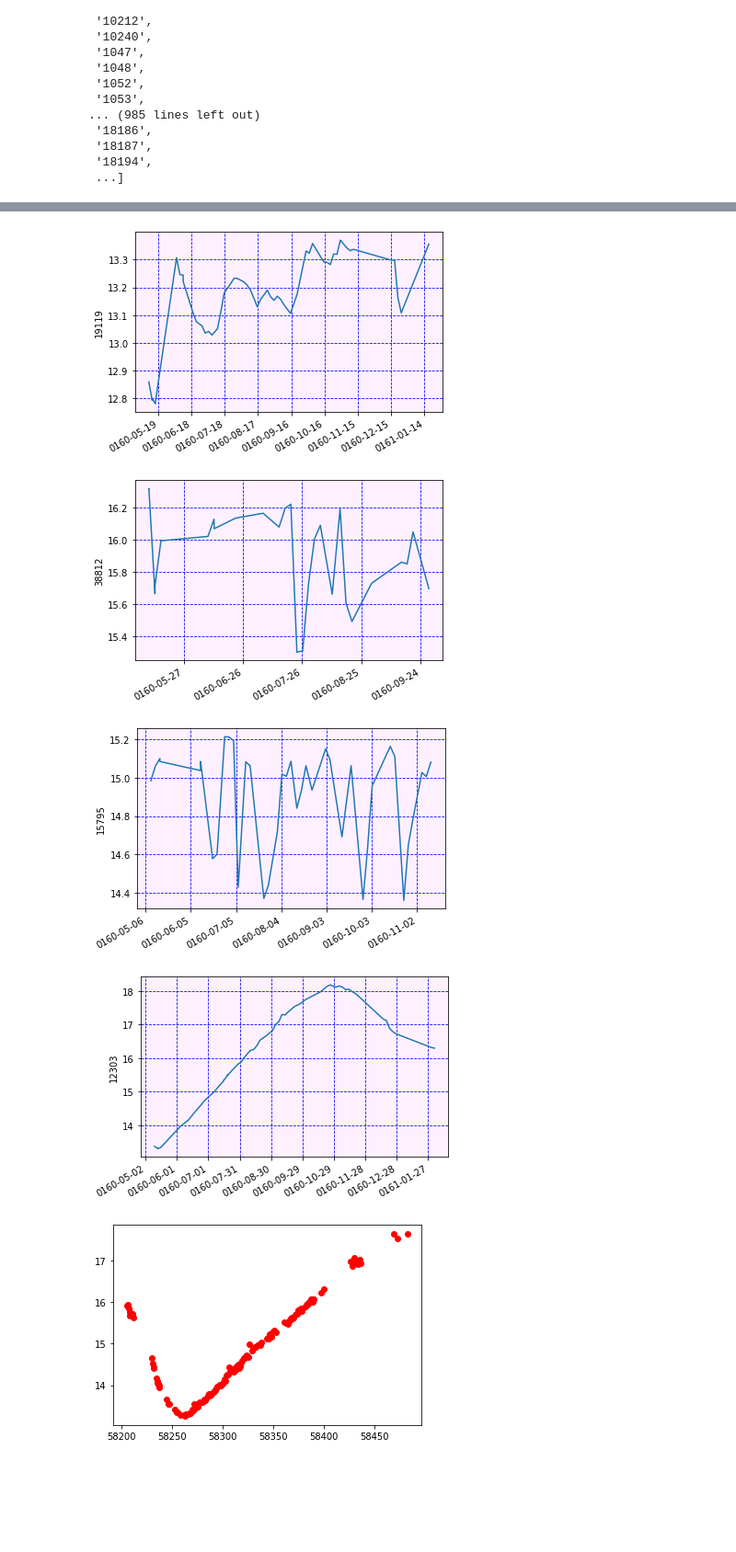
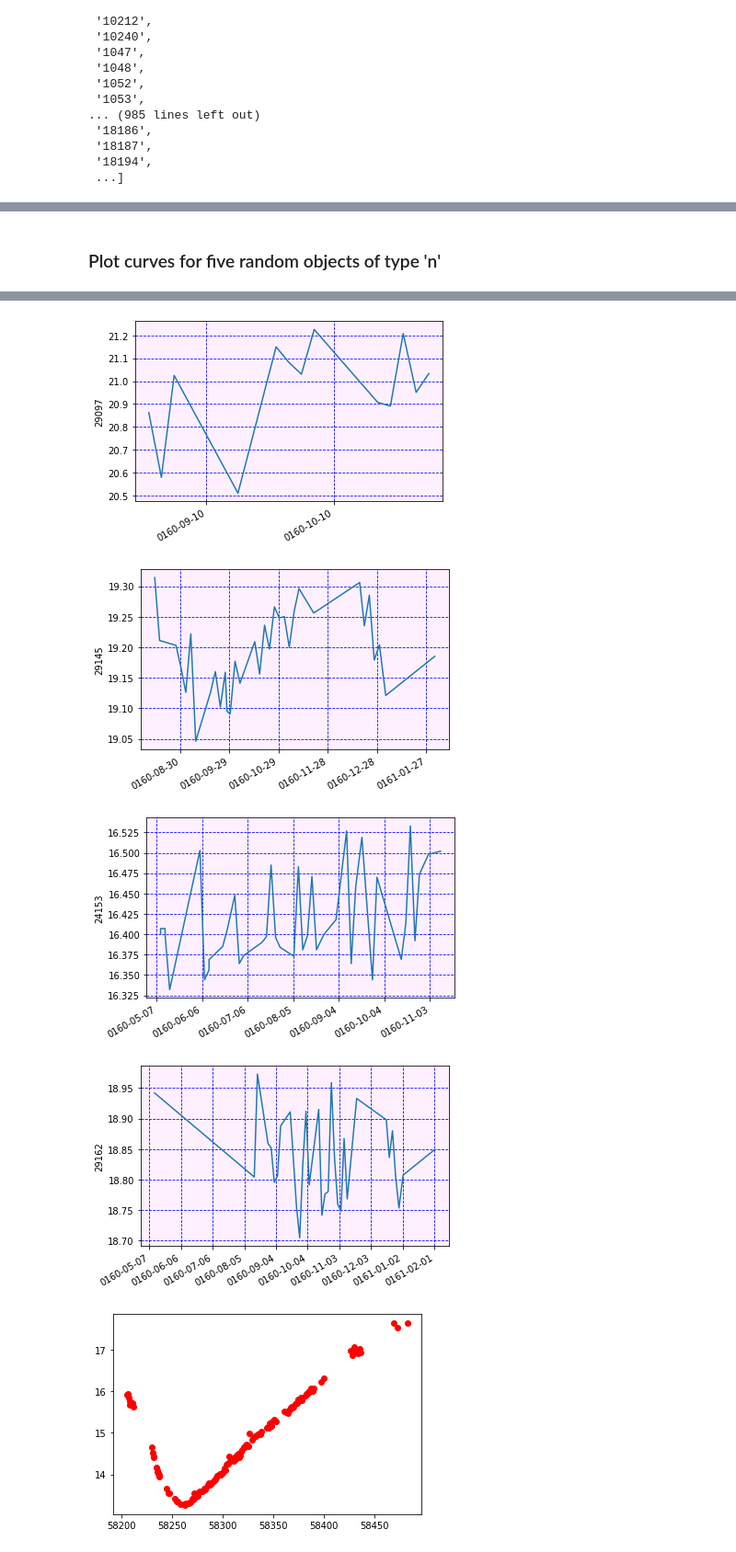
Before and after one commit to Rtut654/AstroProblems, a Jupyter notebook: Naydenkin_projectML.ipynb, the cells around one changed output, grey strips where cells are left out. Shown at 92% size. Drawn from its saved outputs; the diff is of its cells as text; code cells hidden in the pictures; blank space fills up the shorter version.

```diff
--- a/Naydenkin_projectML.ipynb
+++ b/Naydenkin_projectML.ipynb
@@ -412,4 +355,0 @@ IndentationError: unexpected indent (<ipython-input-201-ffff230fe693>, line 25)
-# %%
-with open(r"C:\Users\rtut6\Desktop\Backup\2\10.txt") as file:
-    data = file.read().replace("'", '"')
-res=json.loads(data)
@@ -429,0 +387,10 @@ dict_keys(['575106200004597'])
+# %%
+listl=[]
+for item in names2:
+    with open(r"C:\Users\rtut6\Desktop\Backup\2\{}.txt".format(item)) as file:
+        res = file.read().replace("'", '"')
+    res=json.loads(res)
+    c1=SkyCoord(res[list(res.keys())[0]]['meta']['coord']['ra']*u.degree, res[list(res.keys())[0]]['meta']['coord']['dec']*u.degree)
+    c2=SkyCoord(res[list(res.keys())[1]]['meta']['coord']['ra']*u.degree, res[list(res.keys())[1]]['meta']['coord']['dec']*u.degree)
+    sep0 = c1.separation(c2)
+    listl.append(sep0.value)
@@ -610,0 +598,20 @@ df1[df1['Num']==1]['Name'].tolist()
+# %%
+k=0
+list1=[]
+df11=df1[df1['filter']=='zr']
+for item in names:
+    list1.append(df11[df11['Type']==item]['Nobs'].sum()/df11[df11['Type']==item].shape[0])
+    k=k+1
+t=0
+list2=[]
+df11=df1[df1['filter']=='zg']
+for item in names:
+    list2.append(df11[df11['Type']==item]['Nobs'].sum()/df11[df11['Type']==item].shape[0])
+    t=t+1
+# %%
+obs=pd.DataFrame(list(zip(names,list1, list2)),columns=['Type','zg','zr'])
+obs['Type']=names
+
+for i in range(obs.shape[0]):
+    obs['zg'][i]=int(obs['zg'][i])
+    obs['zr'][i]=int(obs['zr'][i])
@@ -611,10 +623,12 @@ df1[df1['Num']==1]['Name'].tolist()
+# %% [markdown]
+### Plot  curves for five random objects of type 'n'
 # %%
 import random
 from os import path
 import matplotlib.backends.backend_pdf
 import matplotlib.dates as mdates
 outpath = "path/of/your/folder/"
-n=1
+n=2
 pdf = matplotlib.backends.backend_pdf.PdfPages(str(n)+".pdf")
 names=random.sample(df1[df1['Num']==n]['Name'].tolist(), 5)
 for item in names:
@@ -623,7 +637,6 @@ for item in names:
         res=json.loads(res)
     x=[]
     y=[]
-
     for i in range(len(res[list(res.keys())[0]]['lc'])):
         x.append(res[list(res.keys())[0]]['lc'][i]['mjd'])
         y.append(res[list(res.keys())[0]]['lc'][i]['mag'])
@@ -647,7 +660,7 @@ pdf.close()
-[figure, old version]
+[figure, new version]
-[figure, old version]
+[figure, new version]
-[figure, old version]
+[figure, new version]
-[figure, old version]
+[figure, new version]
 # %%
 with open(r"C:\Users\rtut6\Desktop\Backup\1\11619.txt".format(item)) as file:
     res = file.read().replace("'", '"')
```
Also changed, not shown: parts of 80 cells of this notebook.
